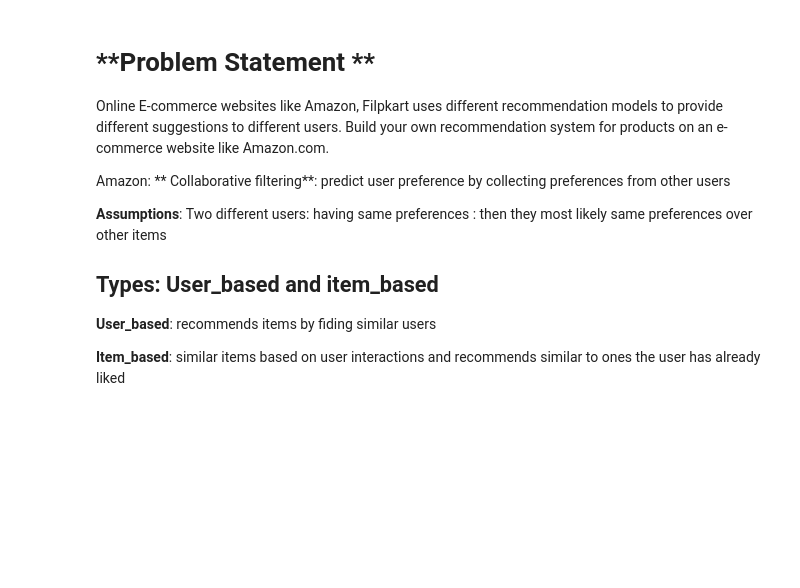
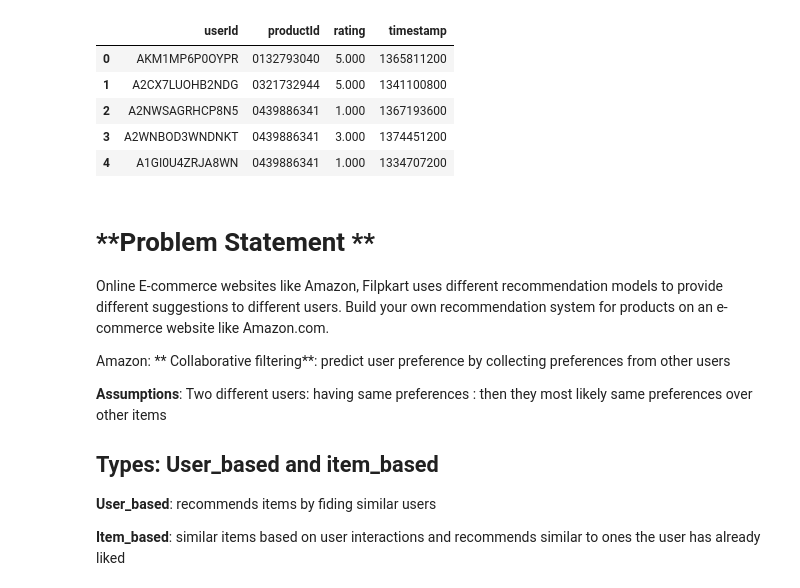
Before and after one commit to Bazinga97/Recommendation-system-, a Jupyter notebook: Amazon_Electronics_Recommendation.ipynb, the cells around one changed output. Saved outputs shown, nothing was run; the diff lists cells and outputs as text; code cells hidden in the pictures; blank space fills up the shorter version.

```diff
--- a/Amazon_Electronics_Recommendation.ipynb
+++ b/Amazon_Electronics_Recommendation.ipynb
@@ -1,5 +1,28 @@
 # %% [markdown]
 <a href="https://colab.research.google.com/github/Bazinga97/Recommendation-system-/blob/main/Amazon_Electronics_Recommendation.ipynb" target="_parent"><img src="https://colab.research.google.com/assets/colab-badge.svg" alt="Open In Colab"/></a>
+# %%
+import pandas as pd
+
+# Path to the CSV file in Google Drive
+path = "/content/drive/MyDrive/Colab Notebooks/ratings_Electronics (1).csv"
+
+# Load the dataset into a Pandas dataframe called ratings and skip any lines that return an error
+ratings = pd.read_csv(path,
+                      names=['userId', 'productId', 'rating', 'timestamp'],
+                      on_bad_lines='skip')
+
+# Save an original copy of the dataframe
+ratings_original = ratings.copy(deep=True)
+
+# Display the first few rows of the dataframe
+ratings.head()
+# %% [output]
+|  | userId | productId | rating | timestamp |
+| 0 | AKM1MP6P0OYPR | 0132793040 | 5.000 | 1365811200 |
+| 1 | A2CX7LUOHB2NDG | 0321732944 | 5.000 | 1341100800 |
+| 2 | A2NWSAGRHCP8N5 | 0439886341 | 1.000 | 1367193600 |
+| 3 | A2WNBOD3WNDNKT | 0439886341 | 3.000 | 1374451200 |
+| 4 | A1GI0U4ZRJA8WN | 0439886341 | 1.000 | 1334707200 |
 # %% [markdown]
 # **Problem Statement **
 
```
Also changed, not shown: parts of 17 cells of this notebook.
